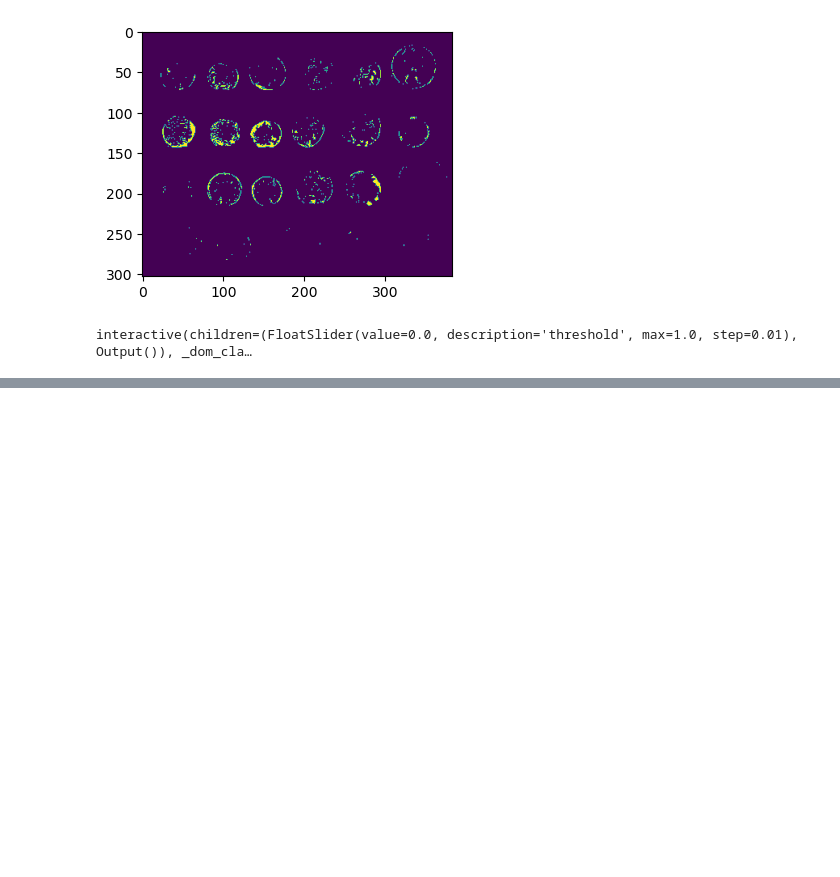
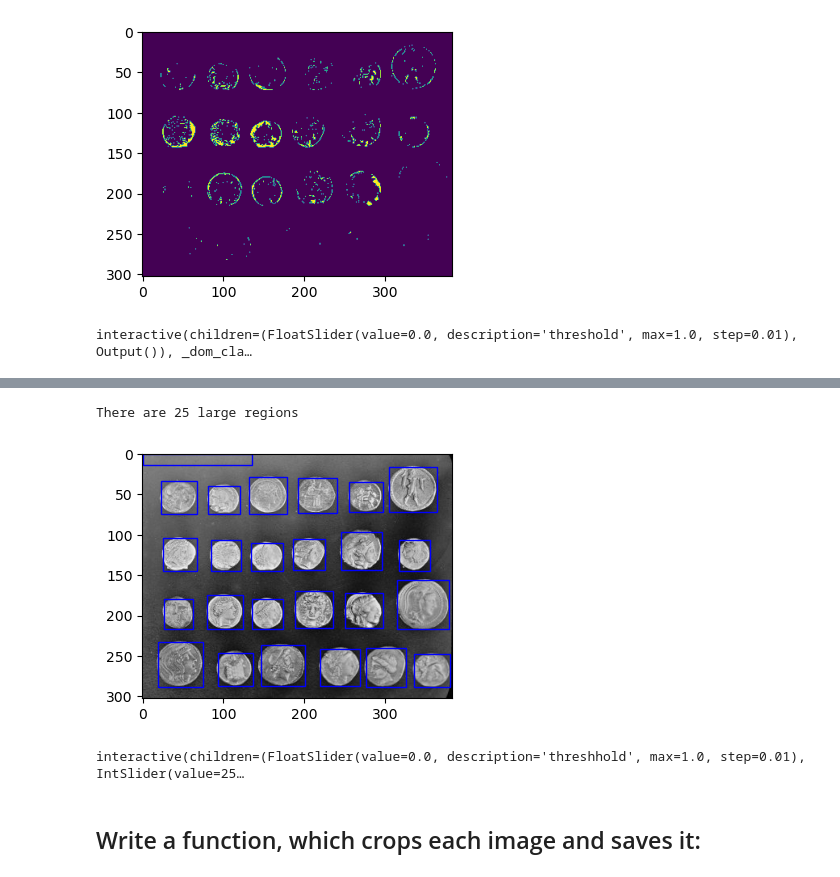
Before and after one commit to dennisshushackost/ComputerVision, a Jupyter notebook: Exercises/Summary.ipynb, the cells around one changed output, grey strips where cells are left out. Cells and saved outputs as stored; diff of their text form; code cells hidden in the pictures; blank space fills up the shorter version.

```diff
--- a/Exercises/Summary.ipynb
+++ b/Exercises/Summary.ipynb
@@ -319,0 +322,5 @@ Seperating and analyzing the "island" of *True* pixels in a binary image is call
+# %%
+import skimage.measure
+labels = skimage.measure.label(im > 0.5)
+print(labels.shape, labels.dtype)
+print("Unique values in labels:", np.unique(labels))
@@ -319,0 +352,48 @@ Seperating and analyzing the "island" of *True* pixels in a binary image is call
+# %%
+# Finding the large regions:
+regions = skimage.measure.regionprops(labels)
+large_regions = [r for r in regions if r.area > 100]
+print(f"There are {len(large_regions)} large regions")
+# %% [output]
+There are 25 large regions
+# %%
+# Drawing the large regions boundaries:
+import matplotlib.patches as patches
+fig, ax = plt.subplots()
+ax.imshow(im, cmap="gray")
+
+for r in large_regions:
+    (min_row, min_col, max_row, max_col) = r.bbox
+    width = max_col - min_col
+    height = max_row - min_row
+    rect = patches.Rectangle((min_col,min_row),width,height,
+                             linewidth=1,edgecolor='b',facecolor='none')
+    ax.add_patch(rect)
+# %% [output]
+[figure, added]
+# %%
+# See best solution with different threshold & minsize
+threshhold = (0,1,0.01)
+minsize = (10,500)
+
+@widgets.interact(threshhold = (0,1,0.01) , minsize = (10,500))
+def f(threshhold,minsize):
+    labels = skimage.measure.label(im > threshhold)
+    regions = skimage.measure.regionprops(labels)
+    large_regions = [r for r in regions if r.area > minsize]
+
+
+    fig, ax = plt.subplots()
+    ax.imshow(im, cmap="gray")
+
+    for r in large_regions:
+        (min_row, min_col, max_row, max_col) = r.bbox
+        width = max_col - min_col
+        height = max_row - min_row
+        rect = patches.Rectangle((min_col,min_row),width,height,
+                                     linewidth=1,edgecolor='b',facecolor='none')
+        ax.add_patch(rect)
+# %% [output]
+interactive(children=(FloatSlider(value=0.0, description='threshhold', max=1.0, step=0.01), IntSlider(value=25…
+# %% [markdown]
+## Write a function, which crops each image and saves it:
```
Also changed, not shown: parts of 6 cells of this notebook, 1 other file.
